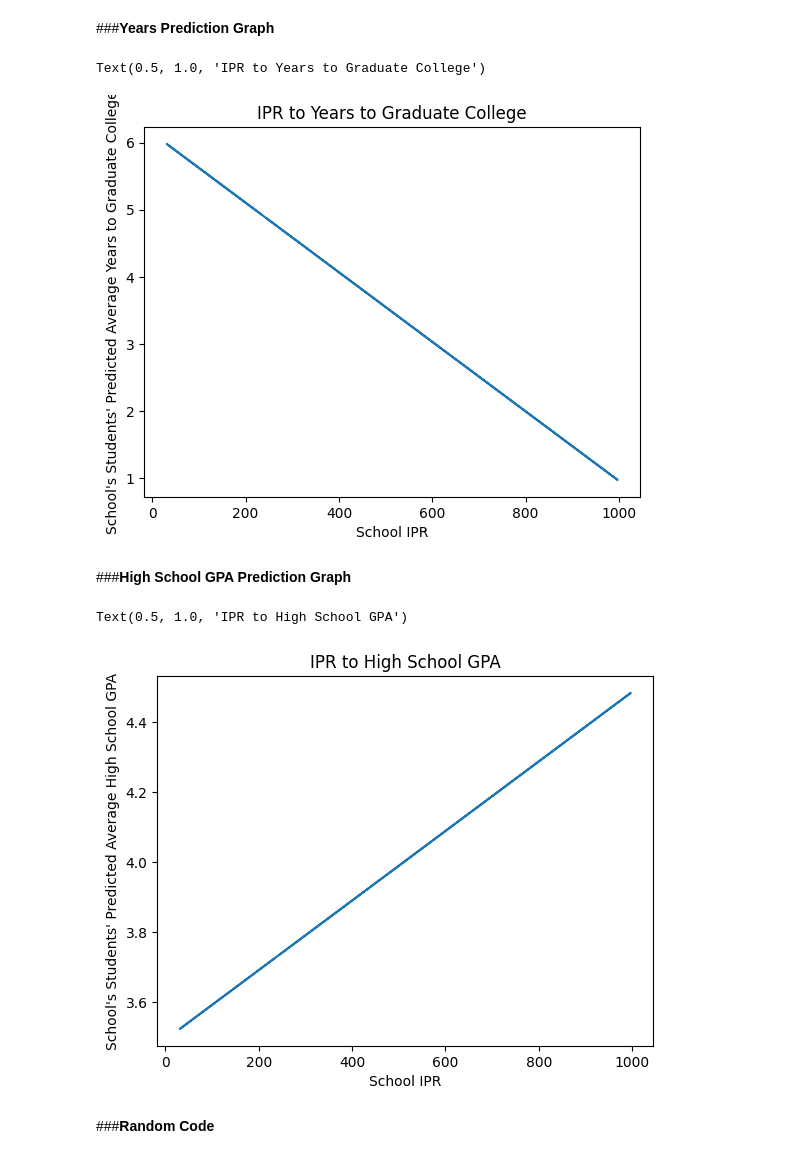
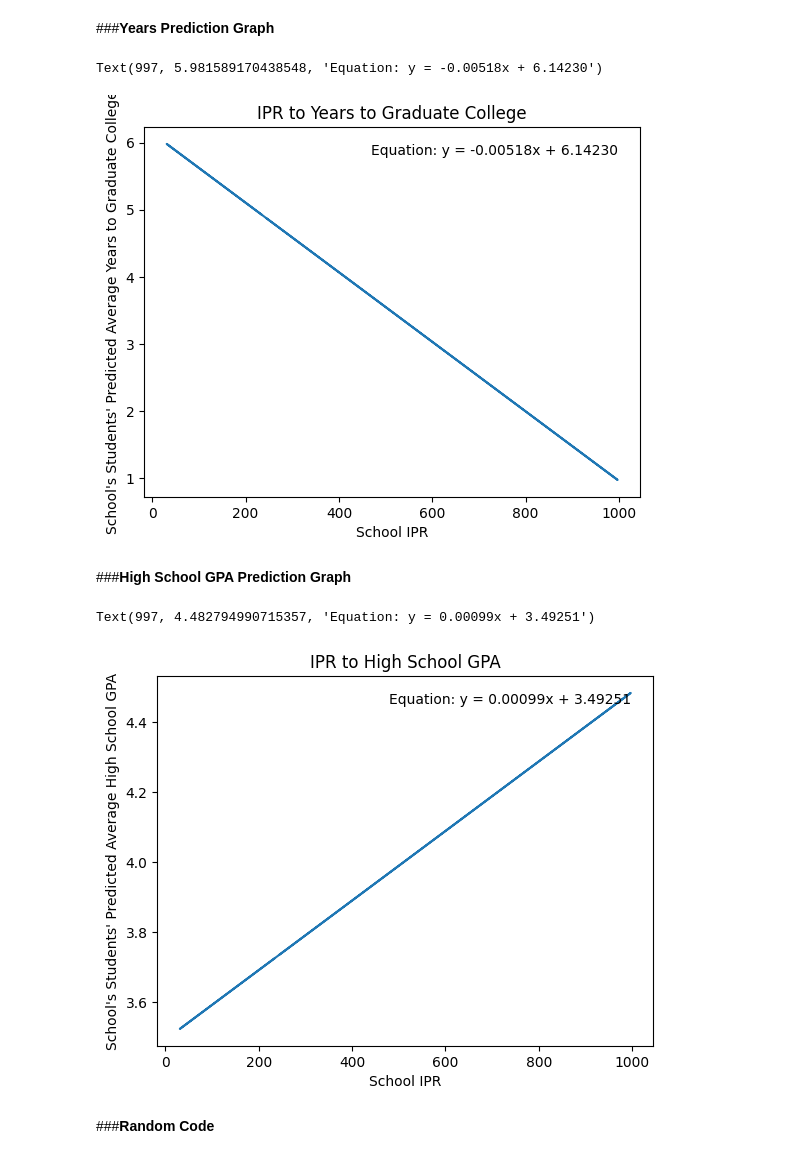
Before and after one commit to thompsonkate1/Python-Project, a Jupyter notebook: PythonFinalProject.ipynb, the cells around one changed output. Saved outputs shown, nothing was run; the diff lists cells and outputs as text; code cells hidden in the pictures.

```diff
--- a/PythonFinalProject.ipynb
+++ b/PythonFinalProject.ipynb
@@ -428,11 +437,14 @@ Text(0.5, 1.0, 'IPR to College GPA')
 # %%
 predictedyearsgraph=plt.plot(IPR["IPR_EST"],IPR["Years Prediction"])
 plt.xlabel("School IPR")
 plt.ylabel("School's Students' Predicted Average Years to Graduate College")
 plt.title("IPR to Years to Graduate College")
+slopeyears = "{:.5f}".format(float(yearspredictor.coef_))
+interceptyears = "{:.5f}".format(yearspredictor.intercept_)
+plt.text(np.max(IPR["IPR_EST"]), np.max(IPR["Years Prediction"]), "Equation: y = {}x + {}".format(slopeyears, interceptyears), ha='right', va='top')
 # %% [output]
-Text(0.5, 1.0, 'IPR to Years to Graduate College')
+Text(997, 5.981589170438548, 'Equation: y = -0.00518x + 6.14230')
-[figure, old version]
+[figure, new version]
 # %% [markdown]
 ###__High School GPA Prediction Graph__
 # %%
@@ -440,9 +452,12 @@ predictedhsGPA=plt.plot(IPR["IPR_EST"],IPR["HS GPA Prediction"])
 plt.xlabel("School IPR")
 plt.ylabel("School's Students' Predicted Average High School GPA")
 plt.title("IPR to High School GPA")
+slopehsGPA = "{:.5f}".format(float(hsGPApredictor.coef_))
+intercepthsGPA = "{:.5f}".format(hsGPApredictor.intercept_)
+plt.text(np.max(IPR["IPR_EST"]), np.max(IPR["HS GPA Prediction"]), "Equation: y = {}x + {}".format(slopehsGPA, intercepthsGPA), ha='right', va='top')
 # %% [output]
-Text(0.5, 1.0, 'IPR to High School GPA')
+Text(997, 4.482794990715357, 'Equation: y = 0.00099x + 3.49251')
-[figure, old version]
+[figure, new version]
 # %% [markdown]
 ###__Random Code__
 # %%
```
Also changed, not shown: parts of 10 cells of this notebook.
